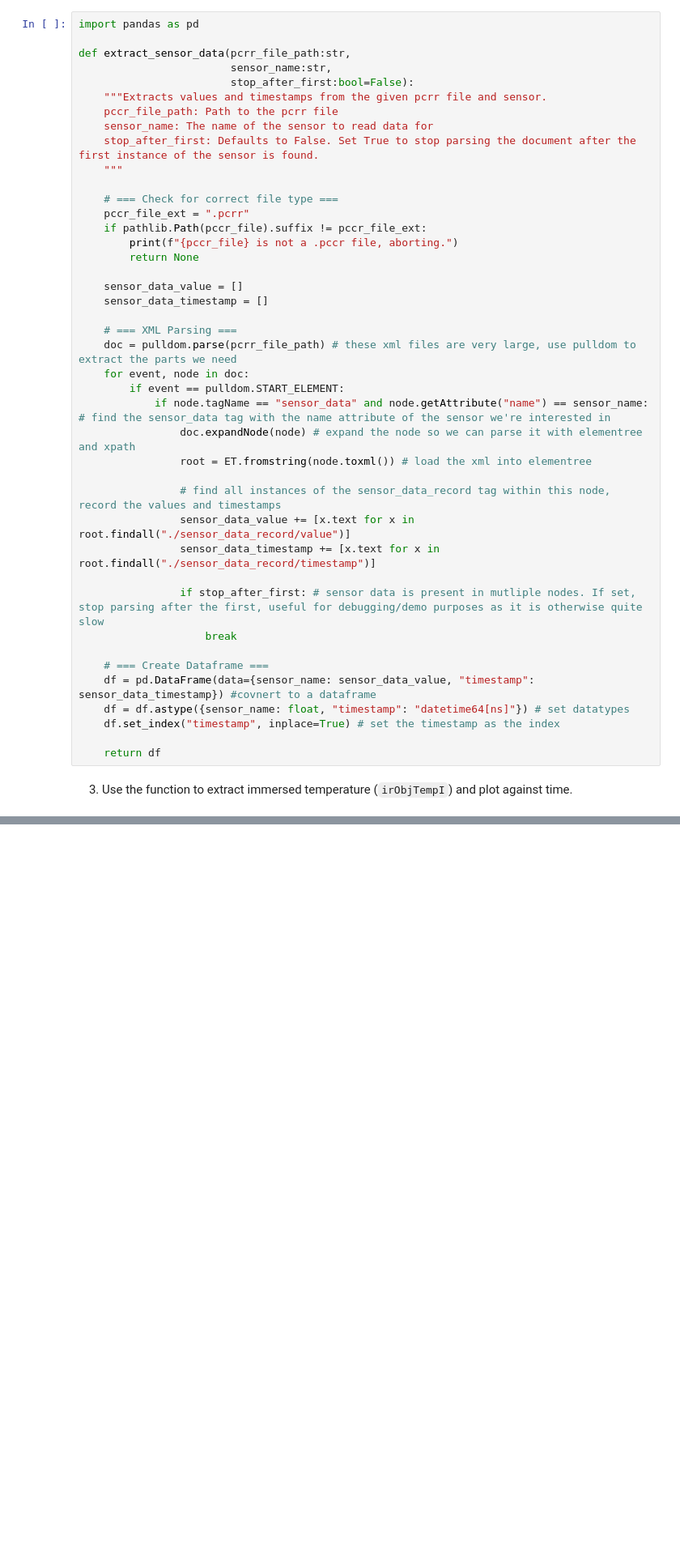
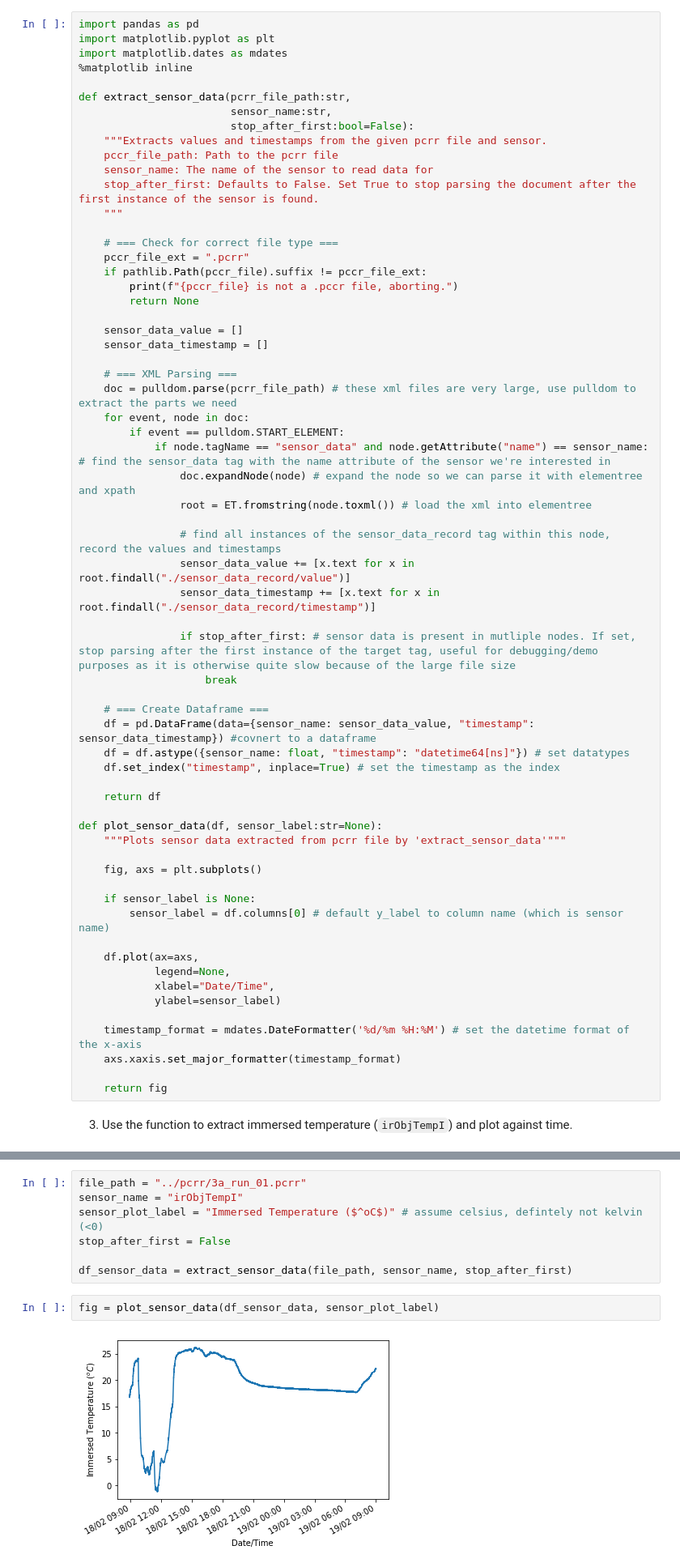
Before and after one commit to adhardy/Deepmatter-Interview, a Jupyter notebook: notebook/ds_nb_1.ipynb, the cells around one changed output, grey strips where cells are left out. Shown: that part at 81% size. Drawn from its saved outputs; the diff is of its cells as text; blank space fills up the shorter version.

Commit message:
created function for plotting

```diff
--- a/notebook/ds_nb_1.ipynb
+++ b/notebook/ds_nb_1.ipynb
@@ -107,6 +109,9 @@ reading in the XML has a timestamp associated with it. This timestamp should als
 to the index of the Series object returned.
 # %%
 import pandas as pd
+import matplotlib.pyplot as plt
+import matplotlib.dates as mdates
+%matplotlib inline
 
 def extract_sensor_data(pcrr_file_path:str,
                         sensor_name:str,
@@ -138,7 +143,7 @@ def extract_sensor_data(pcrr_file_path:str,
                 sensor_data_value += [x.text for x in root.findall("./sensor_data_record/value")]
                 sensor_data_timestamp += [x.text for x in root.findall("./sensor_data_record/timestamp")]
 
-                if stop_after_first: # sensor data is present in mutliple nodes. If set, stop parsing after the first, useful for debugging/demo purposes as it is otherwise quite slow
+                if stop_after_first: # sensor data is present in mutliple nodes. If set, stop parsing after the first instance of the target tag, useful for debugging/demo purposes as it is otherwise quite slow because of the large file size
                     break
 
     # === Create Dataframe ===
@@ -147,5 +152,23 @@ def extract_sensor_data(pcrr_file_path:str,
     df.set_index("timestamp", inplace=True) # set the timestamp as the index
 
     return df
+
+def plot_sensor_data(df, sensor_label:str=None):
+    """Plots sensor data extracted from pcrr file by 'extract_sensor_data'"""
+
+    fig, axs = plt.subplots()
+
+    if sensor_label is None:
+        sensor_label = df.columns[0] # default y_label to column name (which is sensor name)
+
+    df.plot(ax=axs,
+            legend=None,
+            xlabel="Date/Time",
+            ylabel=sensor_label)
+
+    timestamp_format = mdates.DateFormatter('%d/%m %H:%M') # set the datetime format of the x-axis
+    axs.xaxis.set_major_formatter(timestamp_format)
+
+    return fig
 # %% [markdown]
 3. Use the function to extract immersed temperature (`irObjTempI`) and plot against time.
@@ -173,3 +175,14 @@ axs.xaxis.set_major_formatter(timestamp_format)
+# %%
+file_path = "../pcrr/3a_run_01.pcrr"
+sensor_name = "irObjTempI"
+sensor_plot_label = "Immersed Temperature ($^oC$)" # assume celsius, defintely not kelvin (<0)
+stop_after_first = False
+
+df_sensor_data = extract_sensor_data(file_path, sensor_name, stop_after_first)
+# %%
+fig = plot_sensor_data(df_sensor_data, sensor_plot_label)
+# %% [output]
+[figure, added]
 # %% [markdown]
 4. Compute the rolling median of the immersed temperature, with a window of 30 seconds, and plot it.
 Overlay the rolling median of the immersed UVA trace (`uvaI`) on the same plot.
```
Also changed, not shown: parts of 3 cells of this notebook.
